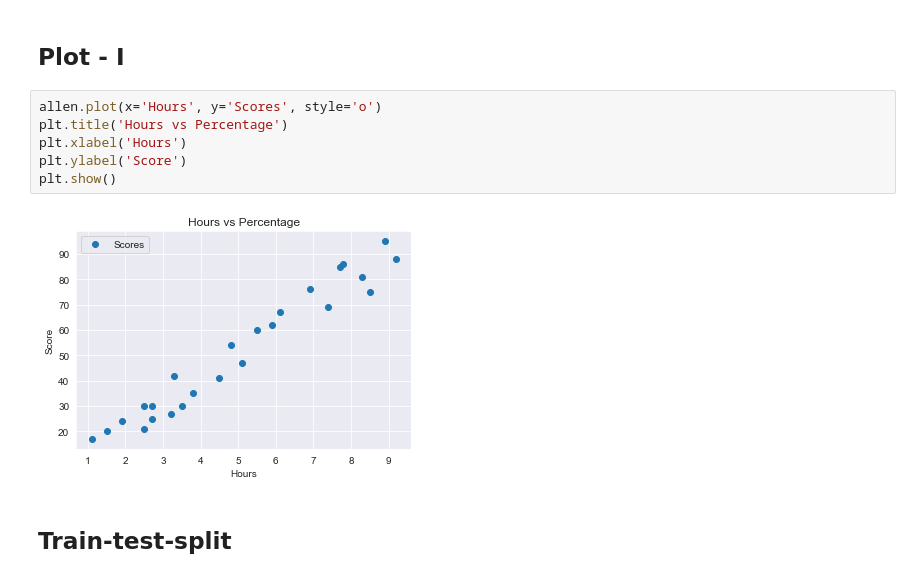
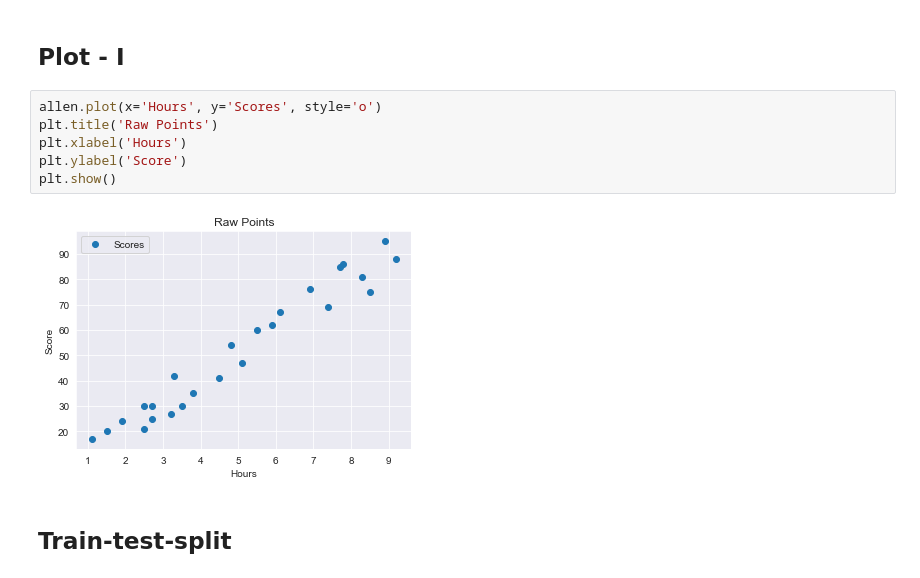
Before and after one commit to abphilip-work/Sparks, a Jupyter notebook: T1/T1.ipynb, the cells around one changed output. Drawn from its saved outputs; the diff is of its cells as text.

```diff
--- a/T1/T1.ipynb
+++ b/T1/T1.ipynb
@@ -68,12 +68,12 @@ allen_corr.style.background_gradient(cmap='coolwarm', axis=None)
 ## Plot - I
 # %%
 allen.plot(x='Hours', y='Scores', style='o')
-plt.title('Hours vs Percentage')
+plt.title('Raw Points')
 plt.xlabel('Hours')
 plt.ylabel('Score')
 plt.show()
 # %% [output]
-[figure, old version]
+[figure, new version]
 # %% [markdown]
 ## Train-test-split
 # %%
```
Also changed, not shown: parts of 5 cells of this notebook.
